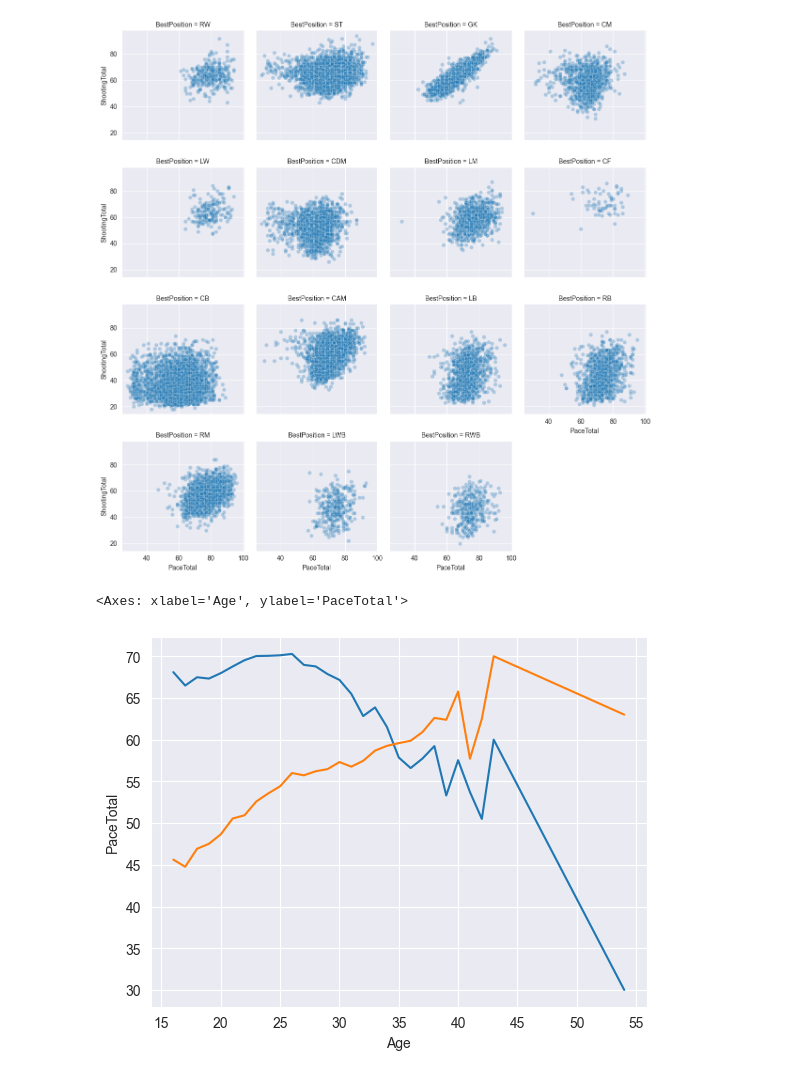
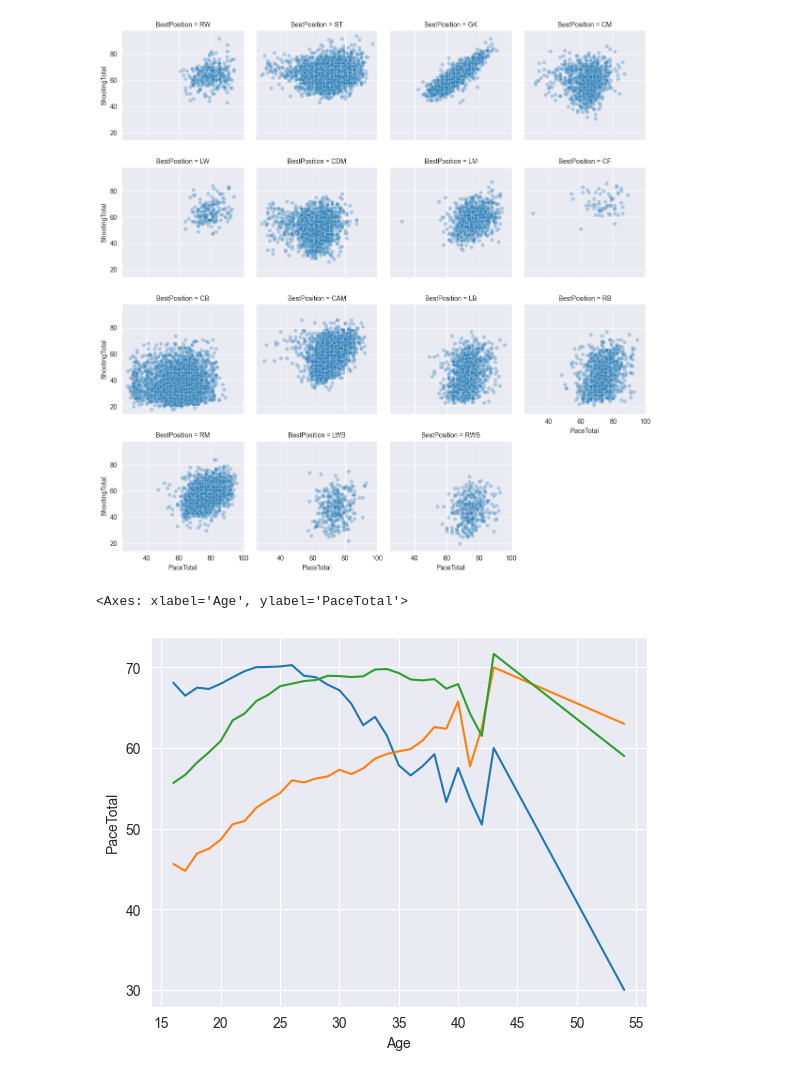
Before and after one commit to NujanZh/fifa22-project, a Jupyter notebook: l_third_method.ipynb, the cells around one changed output. Saved outputs shown, nothing was run; the diff lists cells and outputs as text; code cells hidden in the pictures.

Commit message:
Update `exploratory_data_analysis.ipynb` to include detailed team and player dataset exploration from FIFA 22 dataset.

```diff
--- a/l_third_method.ipynb
+++ b/l_third_method.ipynb
@@ -59,14 +54,17 @@ g.map(sns.scatterplot, 'PaceTotal', 'ShootingTotal', alpha=0.3)
 <seaborn.axisgrid.FacetGrid at 0x...>
 [figure]
 # %%
+# Линий скилов резко взлетают в старом возрасте где-то между 40 и 45
+# так как в таком возрасте дальше играют футболисты с хорошими навыками
 df_grouped = df.groupby('Age').agg({
     'Overall': 'mean',
     'PaceTotal': 'mean',
     'ShootingTotal': 'mean'
 }).reset_index()
 
 sns.lineplot(data=df_grouped, x='Age', y='PaceTotal')
 sns.lineplot(data=df_grouped, x='Age', y='ShootingTotal')
+sns.lineplot(data=df_grouped, x='Age', y='Overall')
 # %% [output]
 <Axes: xlabel='Age', ylabel='PaceTotal'>
-[figure, old version]
+[figure, new version]
```
Also changed, not shown: parts of 4 cells of this notebook, 1 other file.
